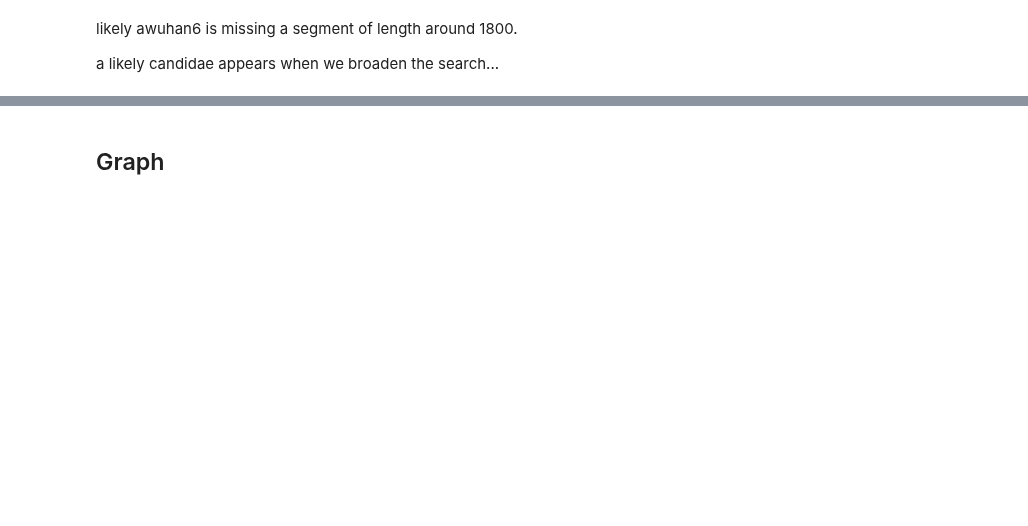
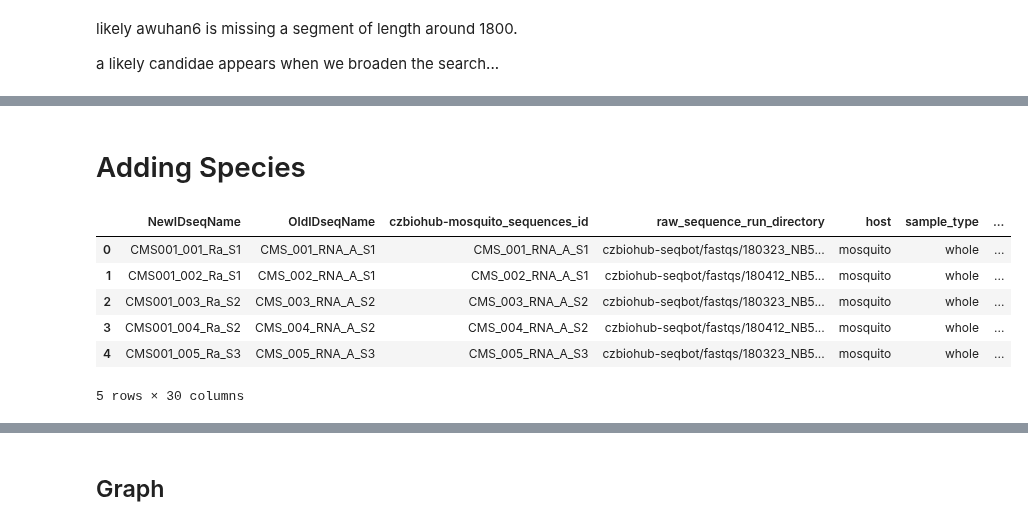
Before and after one commit to czbiohub-sf/california-mosquito-study, a Jupyter notebook: notebooks/Multisegmented Virus Hunting.ipynb, the cells around one changed output, grey strips where cells are left out. Cells and saved outputs as stored; diff of their text form; code cells hidden in the pictures; blank space fills up the shorter version.

```diff
--- a/notebooks/Multisegmented Virus Hunting.ipynb
+++ b/notebooks/Multisegmented Virus Hunting.ipynb
@@ -279,0 +283,13 @@ Contig Lengths:  6606,6613,6612,6611,6620,6614,6618,6613,6614,6612,6634,3265+295
+# %% [markdown]
+# Adding Species
+# %%
+metadata = pd.read_csv('../data/CMS001_CMS002_MergedAnnotations_190325.csv')
+metadata.head()
+# %% [output]
+|  | NewIDseqName | OldIDseqName | czbiohub-mosquito_sequences_id | raw_sequence_run_directory | host | sample_type | ... |
+| 0 | CMS001_001_Ra_S1 | CMS_001_RNA_A_S1 | CMS_001_RNA_A_S1 | czbiohub-seqbot/fastqs/180323_NB5... | mosquito | whole | ... |
+| 1 | CMS001_002_Ra_S1 | CMS_002_RNA_A_S1 | CMS_002_RNA_A_S1 | czbiohub-seqbot/fastqs/180412_NB5... | mosquito | whole | ... |
+| 2 | CMS001_003_Ra_S2 | CMS_003_RNA_A_S2 | CMS_003_RNA_A_S2 | czbiohub-seqbot/fastqs/180323_NB5... | mosquito | whole | ... |
+| 3 | CMS001_004_Ra_S2 | CMS_004_RNA_A_S2 | CMS_004_RNA_A_S2 | czbiohub-seqbot/fastqs/180412_NB5... | mosquito | whole | ... |
+| 4 | CMS001_005_Ra_S3 | CMS_005_RNA_A_S3 | CMS_005_RNA_A_S3 | czbiohub-seqbot/fastqs/180323_NB5... | mosquito | whole | ... |
+5 rows × 30 columns
```
Also changed, not shown: parts of 12 cells of this notebook.
